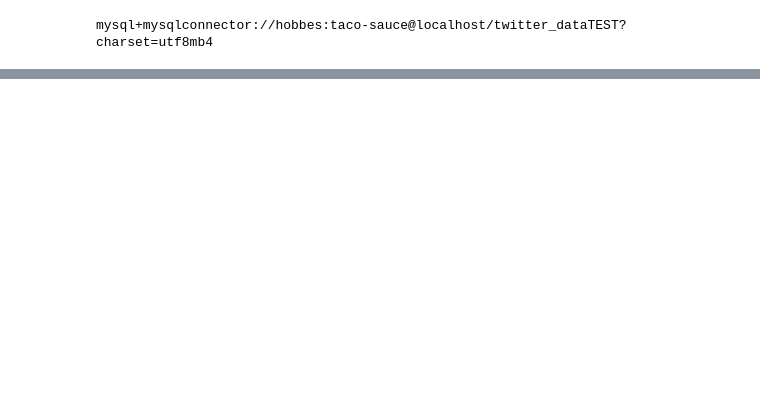
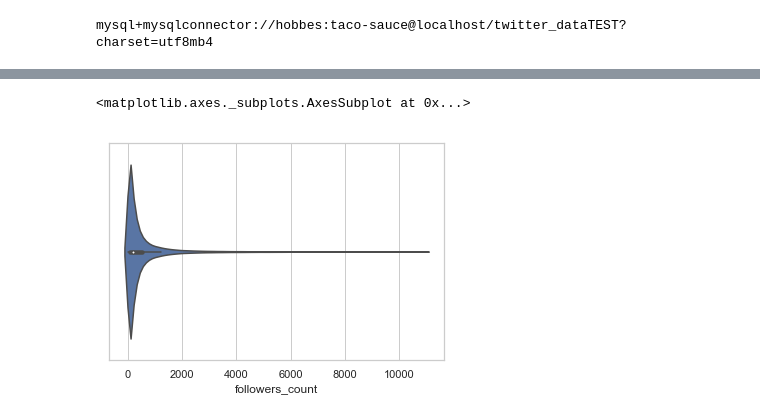
Before and after one commit to AdamSwenson/TwitterProject, a Jupyter notebook: DataAnalysis/Notebooks/Bot removal.ipynb, the cells around one changed output, grey strips where cells are left out. Saved outputs shown, nothing was run; the diff lists cells and outputs as text; code cells hidden in the pictures; blank space fills up the shorter version.

```diff
--- a/DataAnalysis/Notebooks/Bot removal.ipynb
+++ b/DataAnalysis/Notebooks/Bot removal.ipynb
@@ -51,0 +107,5 @@ j = pd.read_sql_query("select friends_count, followers_count from users", dao.en
+# %%
+sns.violinplot(data.followers_count)
+# %% [output]
+<matplotlib.axes._subplots.AxesSubplot at 0x...>
+[figure, added]
```
Also changed, not shown: parts of 29 cells of this notebook, 2 other files.
